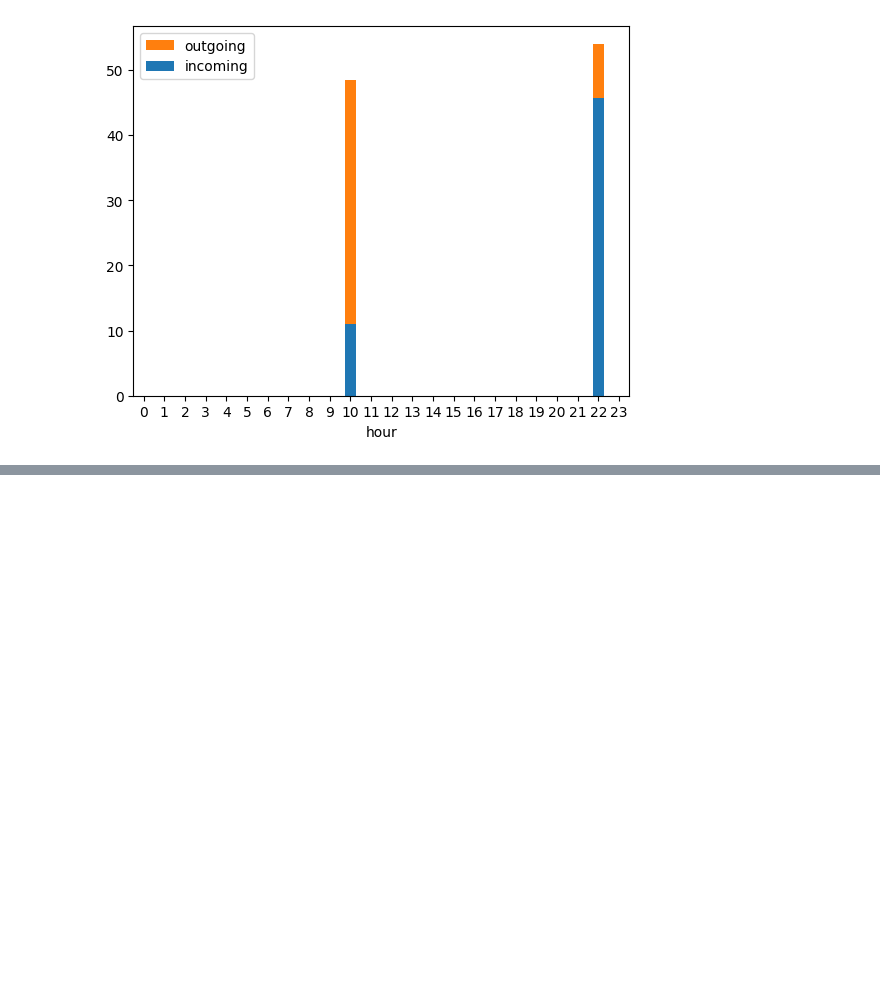
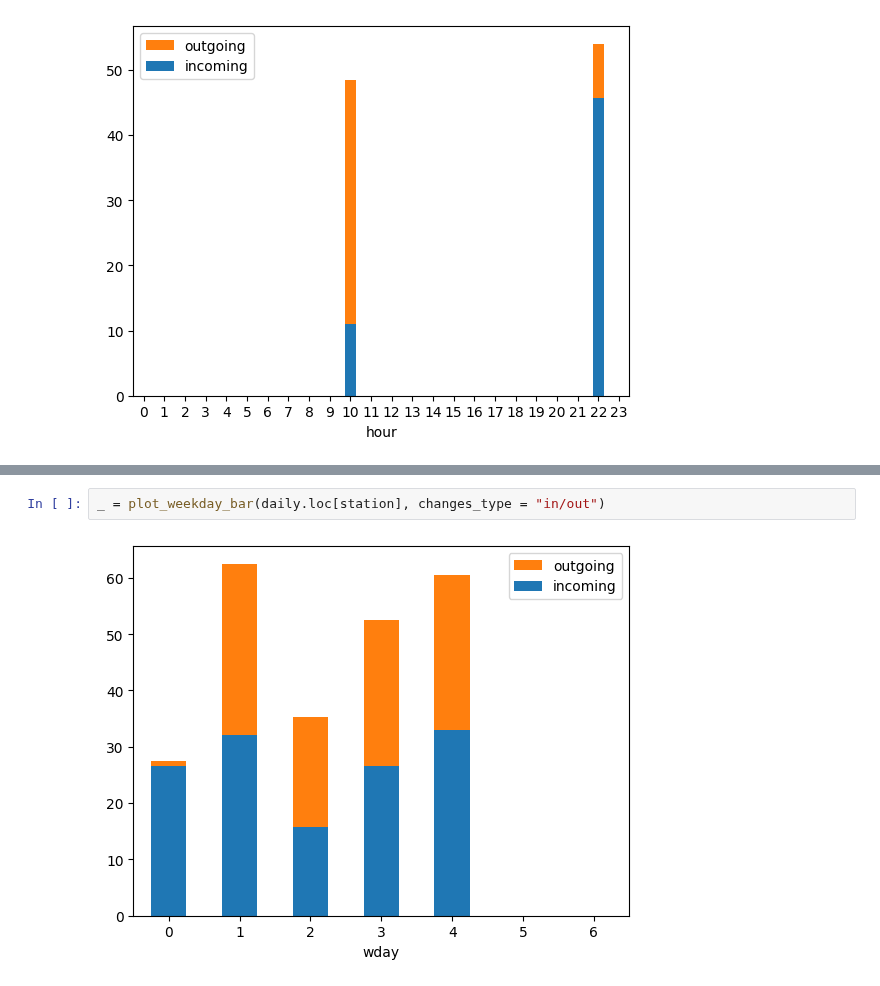
Before and after one commit to Mkranj/BajsBoard, a Jupyter notebook: notebooks/analyse_stations.ipynb, the cells around one changed output, grey strips where cells are left out. Drawn from its saved outputs; the diff is of its cells as text; blank space fills up the shorter version.

```diff
--- a/notebooks/analyse_stations.ipynb
+++ b/notebooks/analyse_stations.ipynb
@@ -489,0 +553,4 @@ _ = plot_hourly_bar(hourly.loc[station], changes_type = "in/out")
+# %%
+_ = plot_weekday_bar(daily.loc[station], changes_type = "in/out")
+# %% [output]
+[figure, added]
```
Also changed, not shown: parts of 8 cells of this notebook, 1 other file.
